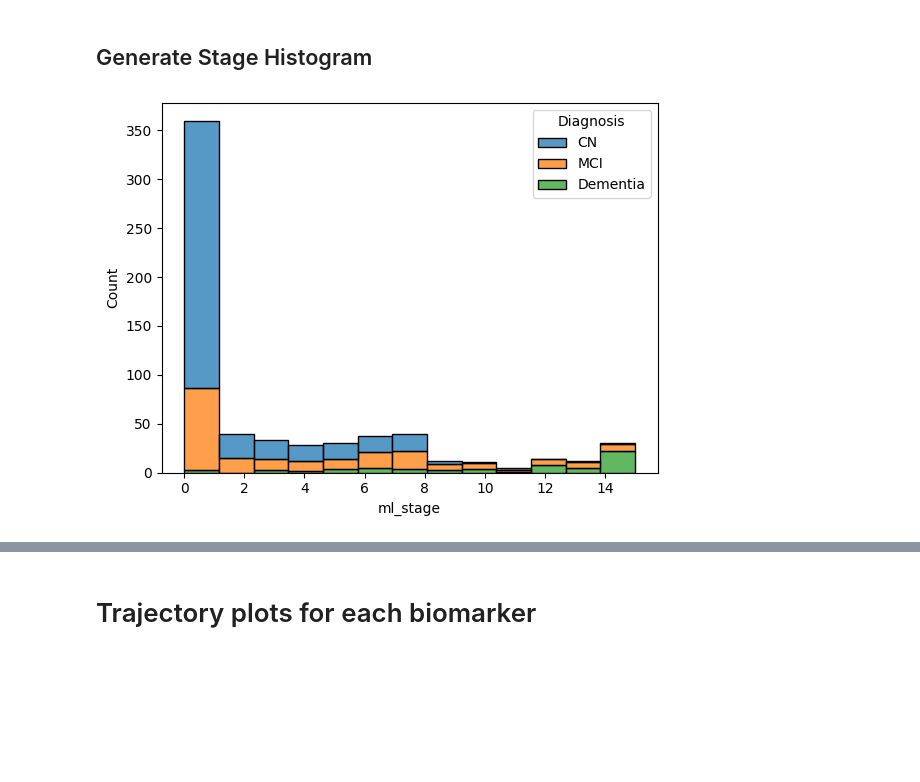
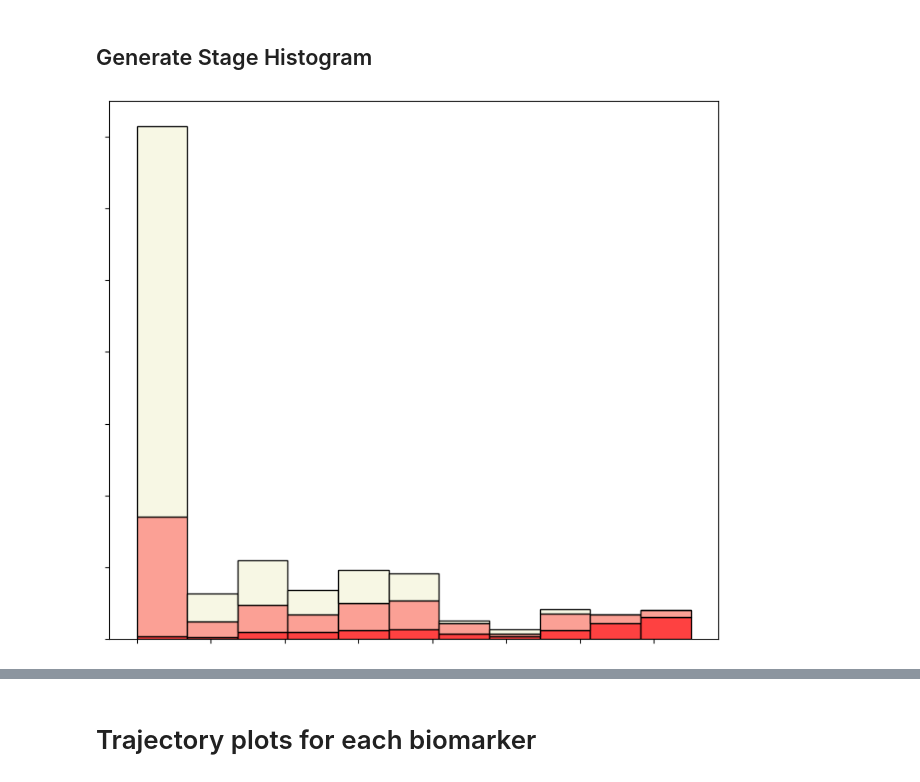
Before and after one commit to Raj-Lab-UCSF/SuStaIn, a Jupyter notebook: notebooks/Processing model output.ipynb, the cells around one changed output, grey strips where cells are left out. Saved outputs shown, nothing was run; the diff lists cells and outputs as text; code cells hidden in the pictures; blank space fills up the shorter version.

```diff
--- a/notebooks/Processing model output.ipynb
+++ b/notebooks/Processing model output.ipynb
@@ -80,15 +81,33 @@ Name: count, dtype: int64
 ## Generate Stage Histogram
 # %%
 # Use clincial diagnostic categories as a rough way to assess the success of the model's stage assignments
+color_palette = {
+    'Dementia': '#FE0101',  # Deep red
+    'MCI': '#FA8072',  # Salmon
+    'CN': '#F5F5DC'}   # Beige (light beige)
 
-if nsubtypes < 2:  # If only one subtype
-    sns.histplot(data=zdata, x='ml_stage', hue='Diagnosis', multiple='stack')
+if nsubtypes < 2: # If only one subtype
+    plt.figure(figsize=(9, 8))
+    ax = sns.histplot(data=zdata, x='ml_stage', color = 'red', palette=color_palette, hue='Diagnosis', multiple='stack',legend=False)
+
+    # Adjust the legend
+    # legend = ax.get_legend()
+    # legend.set_title('Diagnosis')
+    # plt.setp(legend.get_title(), fontsize='30')  # for legend title
+    # plt.setp(legend.get_texts(), fontsize='25')  # for legend text
+
+    # Remove axis labels
+    ax.set(xlabel=None, ylabel=None)
+    # Remove title (if any)
+    ax.set_title('')
+    ax.set_xticklabels([])  # Hide x-axis tick labels but keep the tick marks
+    ax.set_yticklabels([])  # Hide y-axis tick labels but keep the tick marks
     plt.show()
 else:  # If multiple subtypes
     sns.displot(data=zdata, x='ml_stage', hue='Diagnosis', col='ml_subtype', kind='hist', multiple='stack')
     plt.show()
 # %% [output]
-[figure, old version]
+[figure, new version]
 # %%
 # Joint plot
 
```
Also changed, not shown: parts of 15 cells of this notebook, 14 other files.
